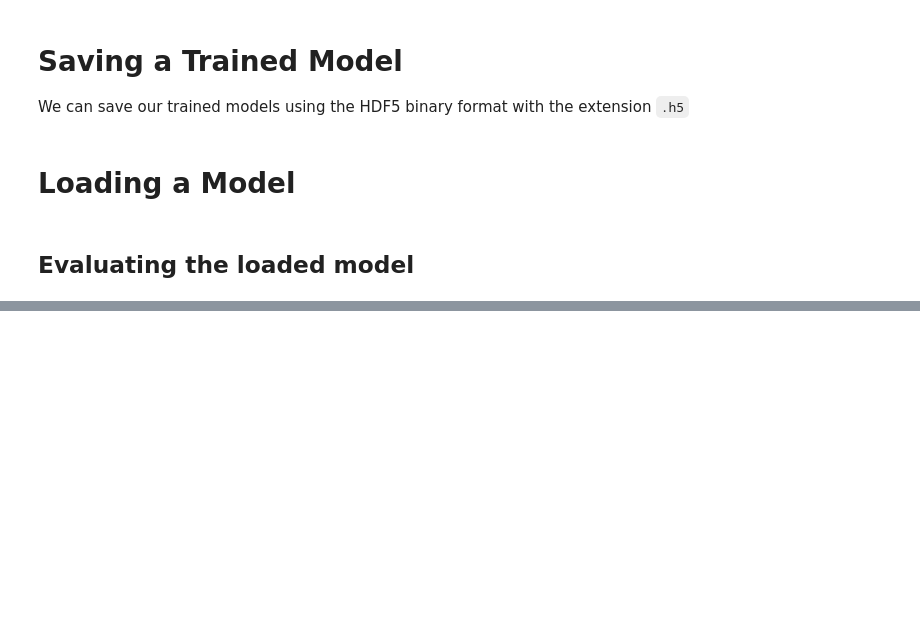
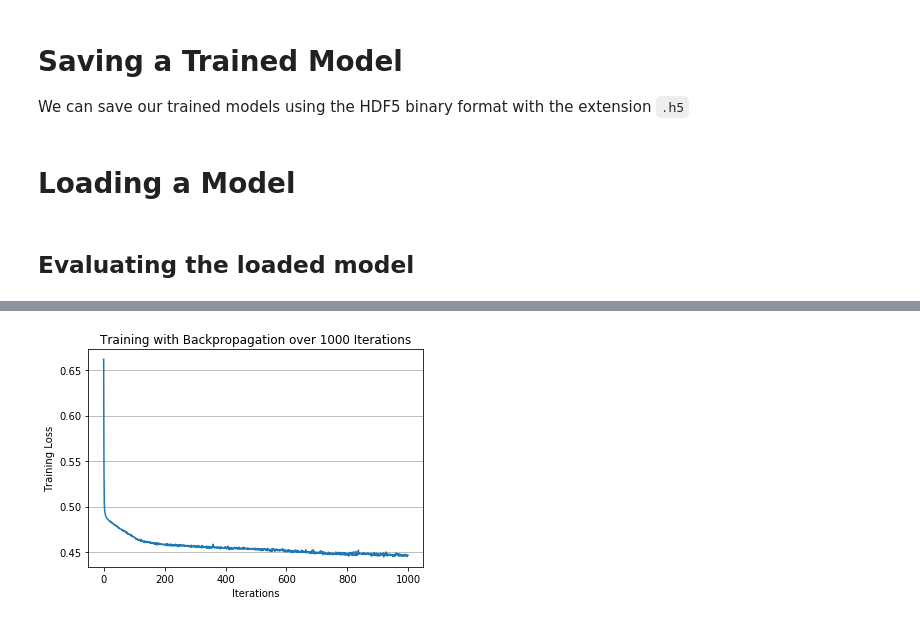
Before and after one commit to reedkm/ML_deepDive, a Jupyter notebook: framingham_NN.ipynb, the cells around one changed output, grey strips where cells are left out. Cells and saved outputs as stored; diff of their text form; code cells hidden in the pictures; blank space fills up the shorter version.

```diff
--- a/framingham_NN.ipynb
+++ b/framingham_NN.ipynb
@@ -7,3 +8,9 @@ import warnings
 warnings.simplefilter('ignore', FutureWarning)
 # %% [markdown]
 ## Data Pre-Processing
+# %%
+#Testing for CVD, using max reduced csv file
+heart_cvd = pd.read_csv('data/max_reduce.csv')
+# Clean to columns needed
+heart_cvd = heart_cvd[['SEX','AGE','SYSBP','CIGPDAY','BMI','TOTCHOL','DIABETES','BPMEDS','HEARTRTE','GLUCOSE','educ','CVD']]
+heart_cvd.head()
@@ -73,18 +66,20 @@ from keras.models import Sequential
 from keras.layers import Dense
 
 model = Sequential()
-model.add(Dense(units=100, activation='relu', input_dim=14))
-model.add(Dense(units=100, activation='relu'))
+model.add(Dense(units=10, activation='relu', input_dim=11))
+model.add(Dense(units=8, activation='relu'))
+model.add(Dense(units=6, activation='relu'))
+model.add(Dense(units=4, activation='relu'))
 model.add(Dense(units=2, activation='softmax'))
 # %%
 model.compile(optimizer='adam',
               loss='categorical_crossentropy',
               metrics=['accuracy'])
-model.fit(
+history = model.fit(
     X_train_scaled,
     y_train_categorical,
     epochs=1000,
     shuffle=True,
-    verbose=0
+    verbose=2
 )
 # %% [output]
@@ -138,3 +149,13 @@ Normal Neural Network - Loss: 2.4256852144765886, Accuracy: 0.766343315056938
+# %%
+# loss is sum of error on training set
+# error should decrease over epochs, steeper the better
+plt.plot(history.history['loss'])
+plt.title('Training with Backpropagation over 1000 Iterations')
+plt.ylabel('Training Loss')
+plt.xlabel('Iterations')
+plt.grid(axis='y')
+# %% [output]
+[figure, added]
 # %%
 # Testing Data Paths
 X_testing_data = os.path.join("data/" "cvd_test.csv")
```
Also changed, not shown: parts of 23 cells of this notebook, 1 other file.
